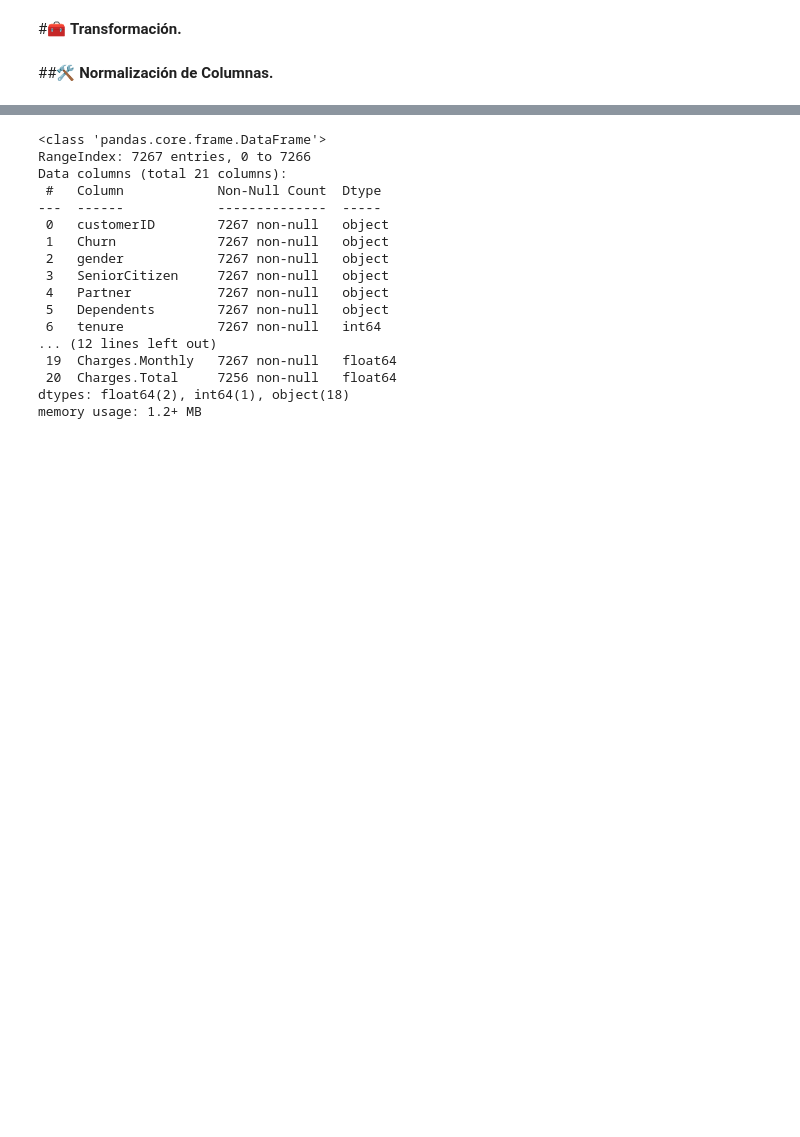
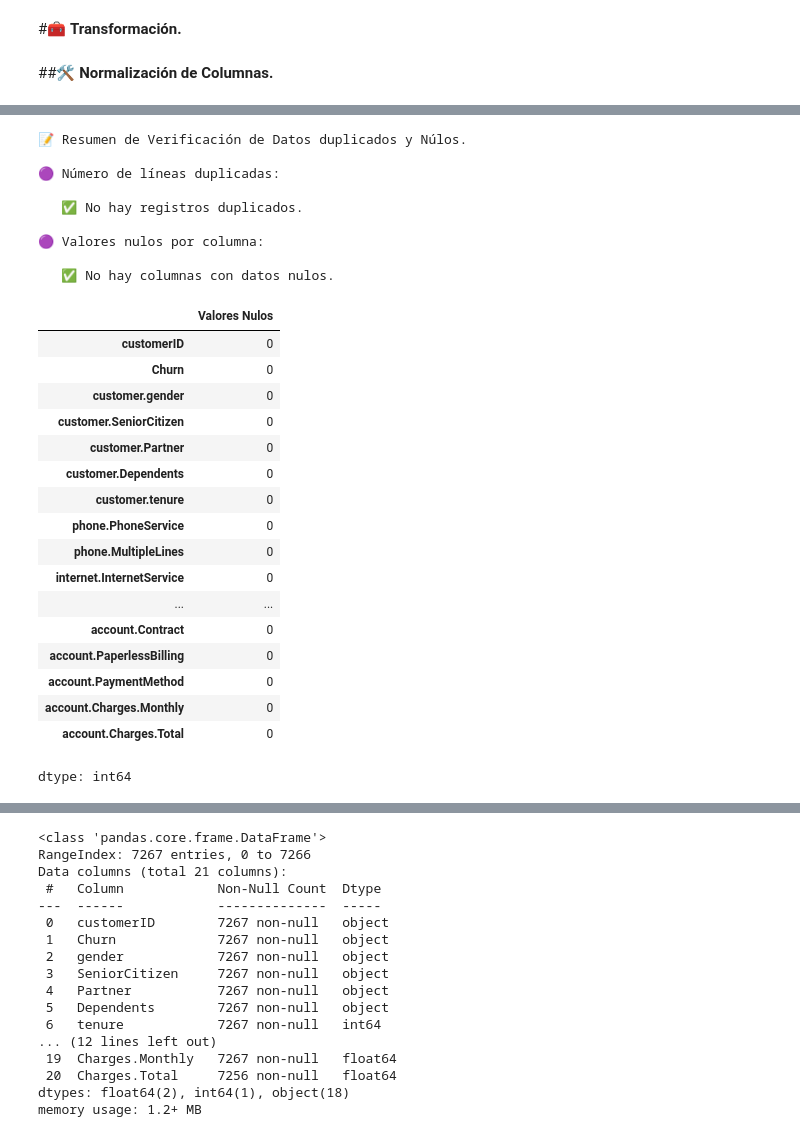
Before and after one commit to EuniceGarcia503/Challenge2_TelecomX_LATAM, a Jupyter notebook: TelecomX_LATAM.ipynb, the cells around one changed output, grey strips where cells are left out. Saved outputs shown, nothing was run; the diff lists cells and outputs as text; code cells hidden in the pictures; blank space fills up the shorter version.

```diff
--- a/TelecomX_LATAM.ipynb
+++ b/TelecomX_LATAM.ipynb
@@ -76,0 +91,52 @@ dict_keys(['customerID', 'Churn', 'gender', 'SeniorCitizen', 'Partner', 'Depende
+# %%
+# Verificando si hay duplicados
+print(f"📝 Resumen de Verificación de Datos duplicados y Núlos.\n")
+duplicados = df_telecomX_normalizado.duplicated().sum()
+print(f"🟣 Número de líneas duplicadas:\n")
+
+if  duplicados:
+    print(f"\t🔸{duplicados}")
+else:
+    print("   ✅ No hay registros duplicados.")
+
+
+# Verificando si hay valores Nulos
+valores_nulos = df_telecomX_normalizado.isnull().sum()
+valores_nulos.name = 'Valores Nulos'
+valores_nulos_filtrados = valores_nulos[valores_nulos > 0]
+
+print(f"\n🟣 Valores nulos por columna:\n")
+if not valores_nulos_filtrados.empty:
+    for columna, cantidad in valores_nulos_filtrados.items():
+        print(f"\t🔸 {columna}: {cantidad}")
+else:
+    print("   ✅ No hay columnas con datos nulos.\n")
+    display(valores_nulos)
+# %% [output]
+📝 Resumen de Verificación de Datos duplicados y Núlos.
+
+🟣 Número de líneas duplicadas:
+
+   ✅ No hay registros duplicados.
+
+🟣 Valores nulos por columna:
+
+   ✅ No hay columnas con datos nulos.
+|  | Valores Nulos |
+| customerID | 0 |
+| Churn | 0 |
+| customer.gender | 0 |
+| customer.SeniorCitizen | 0 |
+| customer.Partner | 0 |
+| customer.Dependents | 0 |
+| customer.tenure | 0 |
+| phone.PhoneService | 0 |
+| phone.MultipleLines | 0 |
+| internet.InternetService | 0 |
+| ... | ... |
+| account.Contract | 0 |
+| account.PaperlessBilling | 0 |
+| account.PaymentMethod | 0 |
+| account.Charges.Monthly | 0 |
+| account.Charges.Total | 0 |
+dtype: int64
```
Also changed, not shown: parts of 24 cells of this notebook.
